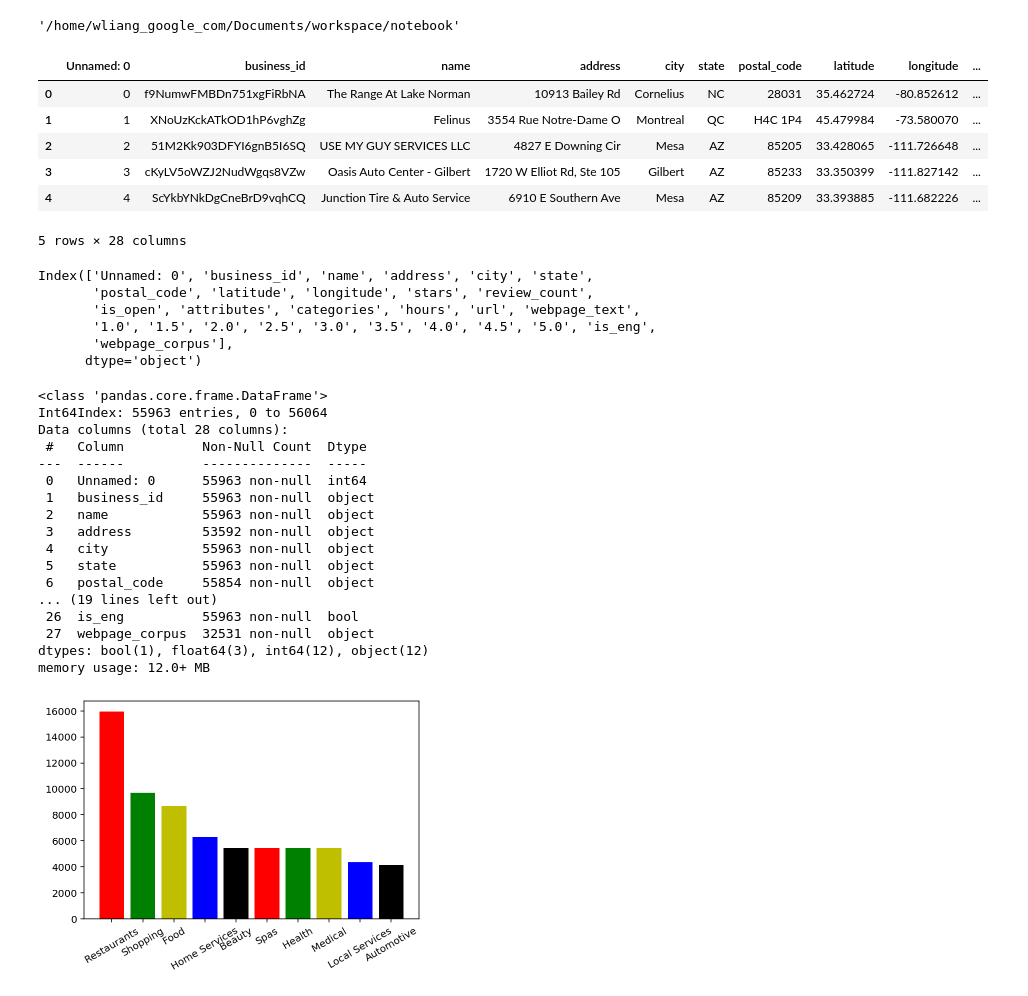
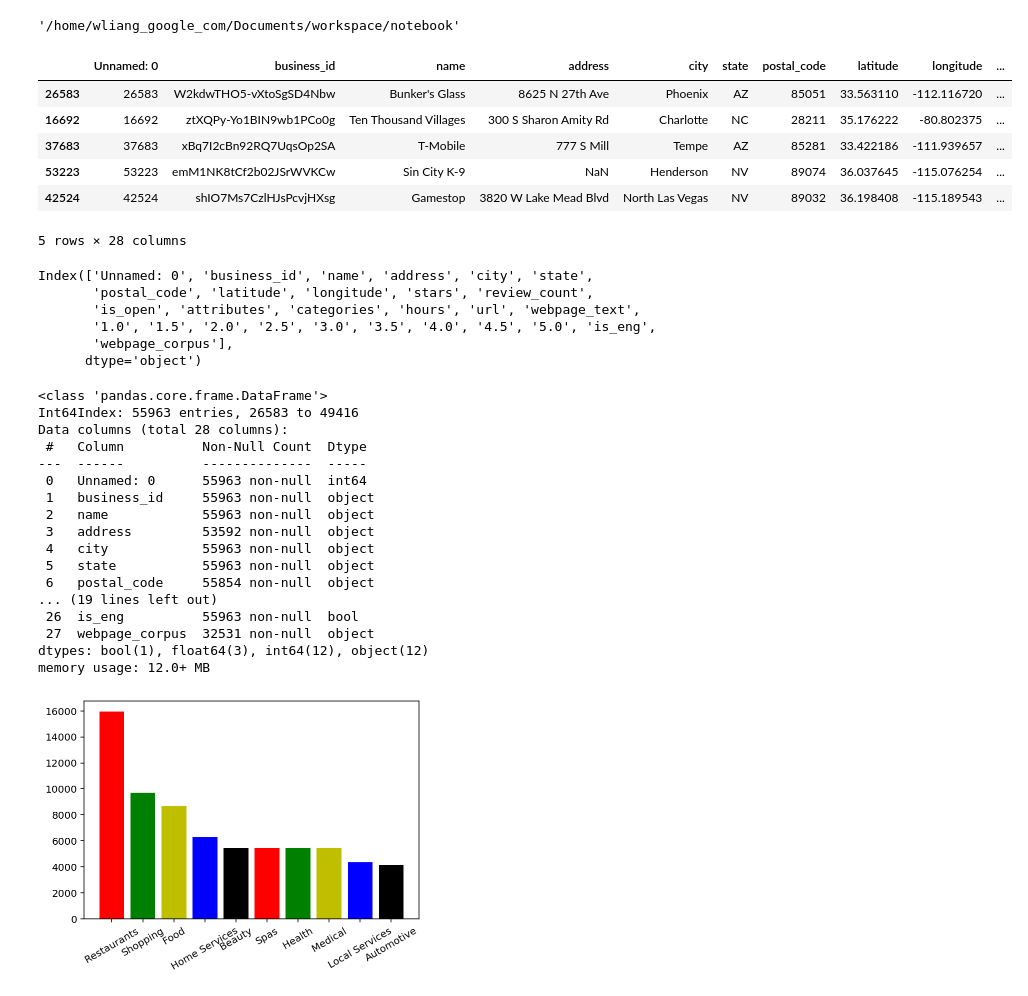
Before and after one commit to wliangxy/advertiser-quality-from-sites, a Jupyter notebook: source/baseline-category-classification.ipynb, the cells around one changed output. Saved outputs shown, nothing was run; the diff lists cells and outputs as text; code cells hidden in the pictures.

```diff
--- a/source/baseline-category-classification.ipynb
+++ b/source/baseline-category-classification.ipynb
@@ -36,14 +36,15 @@ os. getcwd()
 '/home/wliang_google_com/Documents/workspace/notebook'
 # %%
 df = pd.read_csv(os.path.join('/home/vahidsanei_google_com/data/yelp_data/updated', 'bussiness_with_corpus.csv'))
+df = df.sample(frac=1)
 df.head()
 # %% [output]
 |  | Unnamed: 0 | business_id | name | address | city | state | postal_code | latitude | longitude | ... |
-| 0 | 0 | f9NumwFMBDn751xgFiRbNA | The Range At Lake Norman | 10913 Bailey Rd | Cornelius | NC | 28031 | 35.462724 | -80.852612 | ... |
-| 1 | 1 | XNoUzKckATkOD1hP6vghZg | Felinus | 3554 Rue Notre-Dame O | Montreal | QC | H4C 1P4 | 45.479984 | -73.580070 | ... |
-| 2 | 2 | 51M2Kk903DFYI6gnB5I6SQ | USE MY GUY SERVICES LLC | 4827 E Downing Cir | Mesa | AZ | 85205 | 33.428065 | -111.726648 | ... |
-| 3 | 3 | cKyLV5oWZJ2NudWgqs8VZw | Oasis Auto Center - Gilbert | 1720 W Elliot Rd, Ste 105 | Gilbert | AZ | 85233 | 33.350399 | -111.827142 | ... |
-| 4 | 4 | ScYkbYNkDgCneBrD9vqhCQ | Junction Tire & Auto Service | 6910 E Southern Ave | Mesa | AZ | 85209 | 33.393885 | -111.682226 | ... |
+| 26583 | 26583 | W2kdwTHO5-vXtoSgSD4Nbw | Bunker's Glass | 8625 N 27th Ave | Phoenix | AZ | 85051 | 33.563110 | -112.116720 | ... |
+| 16692 | 16692 | ztXQPy-Yo1BIN9wb1PCo0g | Ten Thousand Villages | 300 S Sharon Amity Rd | Charlotte | NC | 28211 | 35.176222 | -80.802375 | ... |
+| 37683 | 37683 | xBq7I2cBn92RQ7UqsOp2SA | T-Mobile | 777 S Mill | Tempe | AZ | 85281 | 33.422186 | -111.939657 | ... |
+| 53223 | 53223 | emM1NK8tCf2b02JSrWVKCw | Sin City K-9 | NaN | Henderson | NV | 89074 | 36.037645 | -115.076254 | ... |
+| 42524 | 42524 | shIO7Ms7CzlHJsPcvjHXsg | Gamestop | 3820 W Lake Mead Blvd | North Las Vegas | NV | 89032 | 36.198408 | -115.189543 | ... |
 5 rows × 28 columns
 # %%
 df.columns
@@ -59,7 +60,7 @@ df = df[df['categories'].notnull()]
 df.info()
 # %% [output]
 <class 'pandas.core.frame.DataFrame'>
-Int64Index: 55963 entries, 0 to 56064
+Int64Index: 55963 entries, 26583 to 49416
 Data columns (total 28 columns):
  #   Column          Non-Null Count  Dtype
 ---  ------          --------------  -----
```
Also changed, not shown: parts of 12 cells of this notebook.
